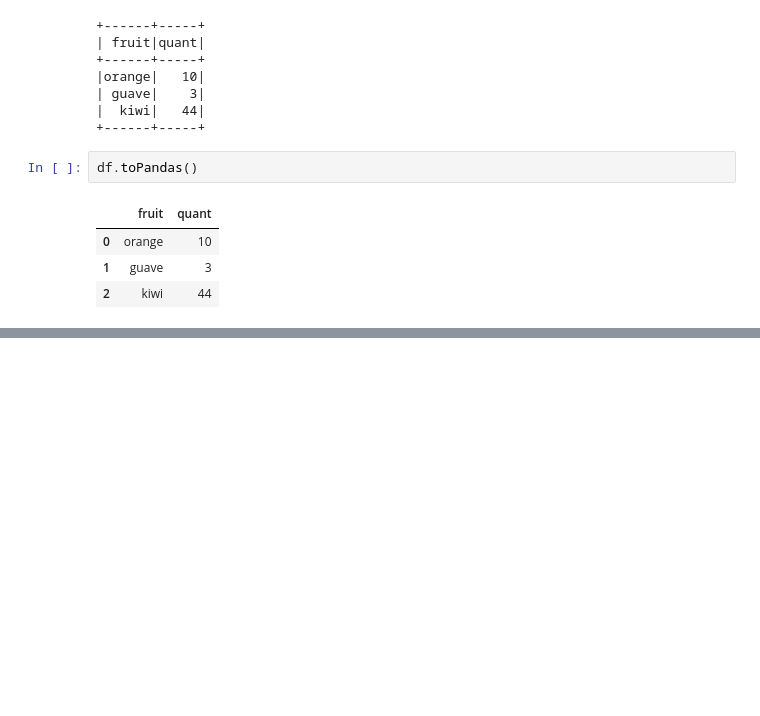
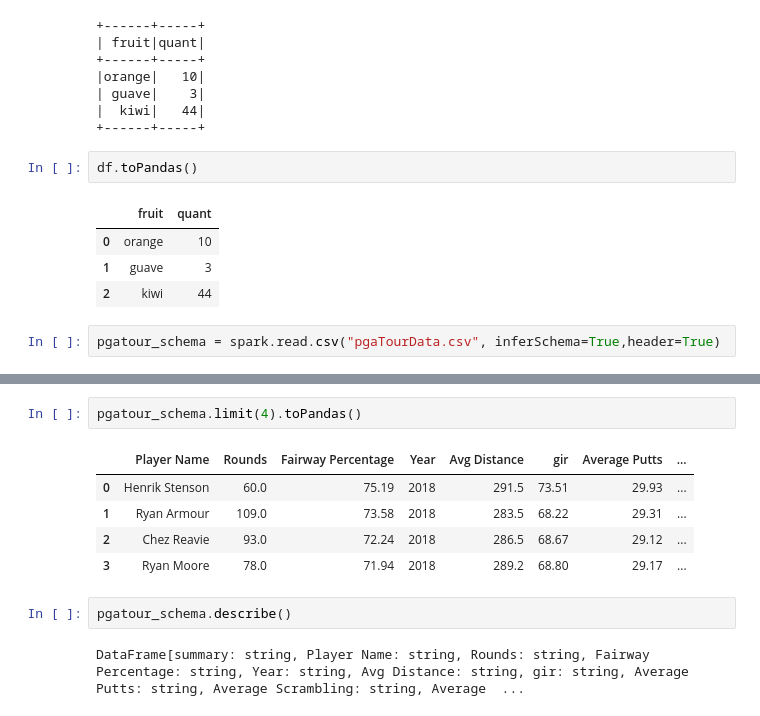
Before and after one commit to sohaildua/PysparkLearning, a Jupyter notebook: Pyspark.ipynb, the cells around one changed output, grey strips where cells are left out. Drawn from its saved outputs; the diff is of its cells as text; blank space fills up the shorter version.

```diff
--- a/Pyspark.ipynb
+++ b/Pyspark.ipynb
@@ -254,3 +254,5 @@ df.toPandas()
 | 0 | orange | 10 |
 | 1 | guave | 3 |
 | 2 | kiwi | 44 |
+# %%
+pgatour_schema = spark.read.csv("pgaTourData.csv", inferSchema=True,header=True)
@@ -256,0 +291,12 @@ df.toPandas()
+# %%
+pgatour_schema.limit(4).toPandas()
+# %% [output]
+|  | Player Name | Rounds | Fairway Percentage | Year | Avg Distance | gir | Average Putts | ... |
+| 0 | Henrik Stenson | 60.0 | 75.19 | 2018 | 291.5 | 73.51 | 29.93 | ... |
+| 1 | Ryan Armour | 109.0 | 73.58 | 2018 | 283.5 | 68.22 | 29.31 | ... |
+| 2 | Chez Reavie | 93.0 | 72.24 | 2018 | 286.5 | 68.67 | 29.12 | ... |
+| 3 | Ryan Moore | 78.0 | 71.94 | 2018 | 289.2 | 68.80 | 29.17 | ... |
+# %%
+pgatour_schema.describe()
+# %% [output]
+DataFrame[summary: string, Player Name: string, Rounds: string, Fairway Percentage: string, Year: string, Avg Distance: string, gir: string, Average Putts: string, Average Scrambling: string, Average  ...
```
Also changed, not shown: parts of 3 cells of this notebook.
